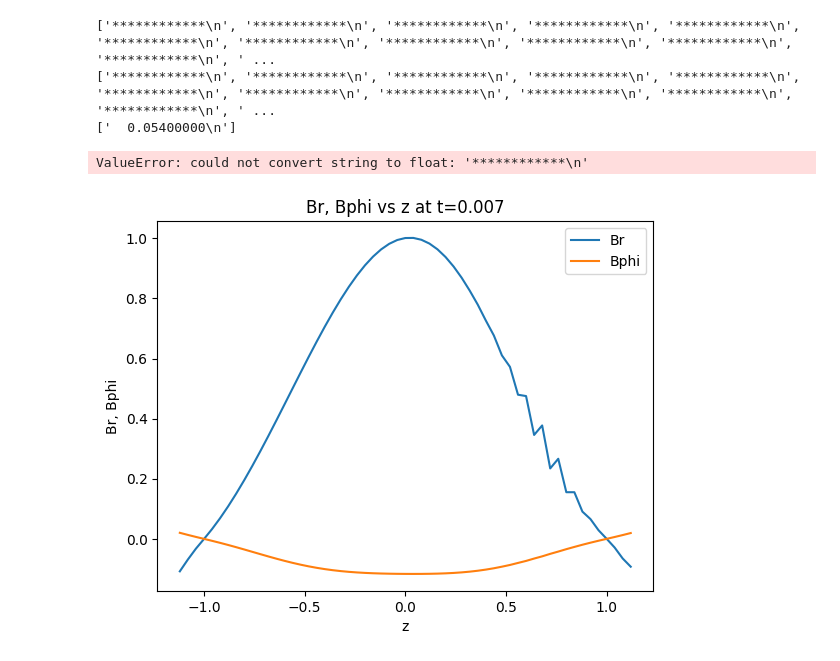
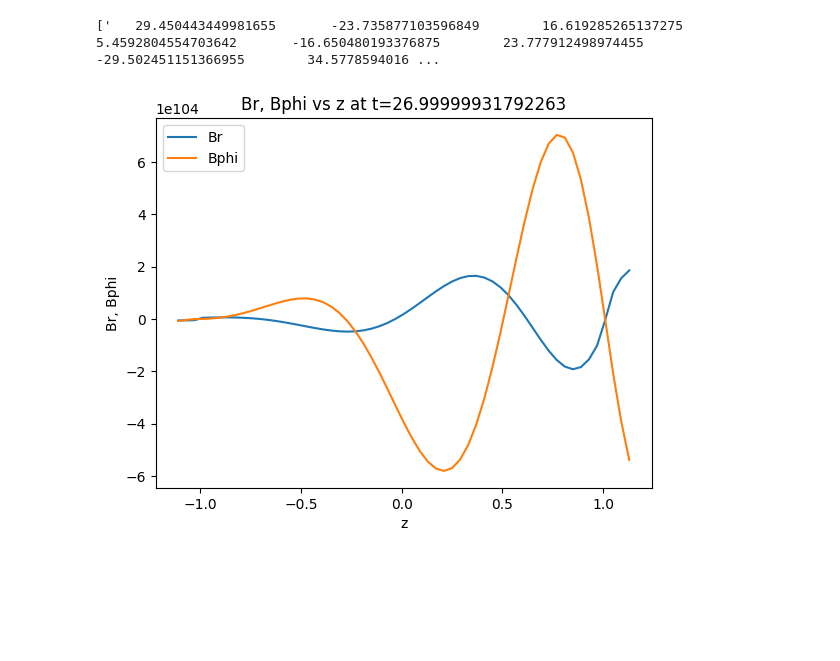
Before and after one commit to gayathri2011067/Summer-24-halo-magnetic-field, a Jupyter notebook: Fortran codes 2014/plots.ipynb, the cells around one changed output. Cells and saved outputs as stored; diff of their text form; code cells hidden in the pictures; blank space fills up the shorter version.

```diff
--- a/Fortran codes 2014/plots.ipynb
+++ b/Fortran codes 2014/plots.ipynb
@@ -98,24 +98,38 @@ with open(filename3,'r') as f:
     lines3=f.readlines()
 print(lines3)
 
-Br_list=np.array(lines1,dtype=float)
-Bphi_list=np.array(lines2,dtype=float)
+Br_list = []
+for line in lines1:
+    line = line.strip()
+    line = line.split()
+    curr = np.array(line, dtype=float)
+    Br_list.append(curr)
+Br_list = np.array(Br_list)
+
+Bphi_list = []
+for line in lines2:
+    line = line.strip()
+    line = line.split()
+    curr = np.array(line, dtype=float)
+    Bphi_list.append(curr)
+
+
+
+# Br_list=np.array(lines1,dtype=float)
+# Bphi_list=np.array(lines2,dtype=float)
 time_list=np.array(lines3,dtype=float)
 # %% [output]
-['************\n', '************\n', '************\n', '************\n', '************\n', '************\n', '************\n', '************\n', '************\n', '************\n', '************\n', ' ...
-['************\n', '************\n', '************\n', '************\n', '************\n', '************\n', '************\n', '************\n', '************\n', '************\n', '************\n', ' ...
-['  0.05400000\n']
+['   29.450443449981655       -23.735877103596849        16.619285265137275        5.4592804554703642       -16.650480193376875        23.777912498974455       -29.502451151366955        34.5778594016 ...
-ValueError: could not convert string to float: '************\n'
 # %%
-plt.plot(z, Br_list, label='Br')
-plt.plot(z, Bphi_list, label='Bphi')
+plt.plot(z, Br_list[-1], label='Br')
+plt.plot(z, Bphi_list[-1], label='Bphi')
 plt.xlabel('z')
 plt.ylabel('Br, Bphi')
 plt.title(f'Br, Bphi vs z at t={time_list[-1]}')
 plt.legend()
 plt.show()
 # %% [output]
-[figure, old version]
+[figure, new version]
 # %%
 n=5
 for i in range(n):
```
Also changed, not shown: parts of 11 cells of this notebook, 18 other files.
